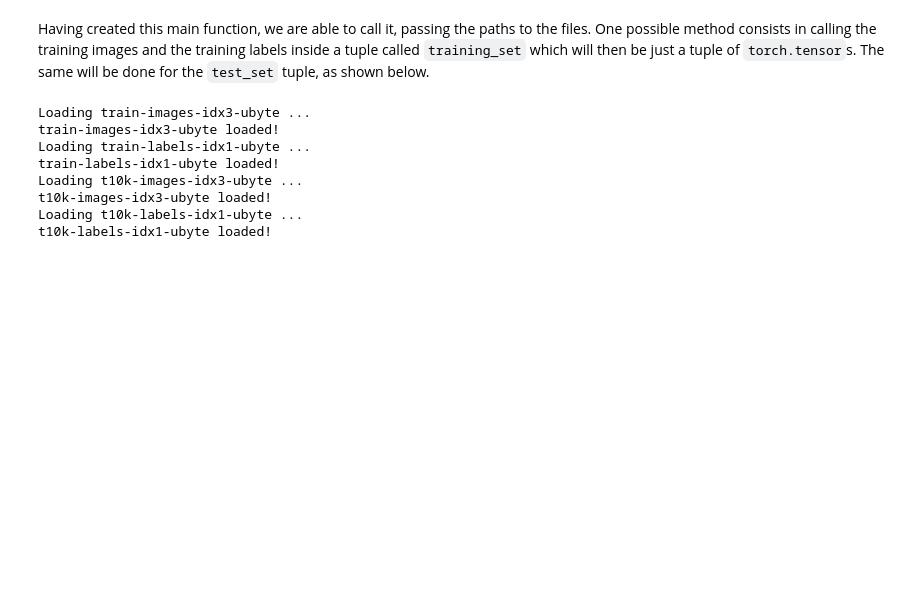
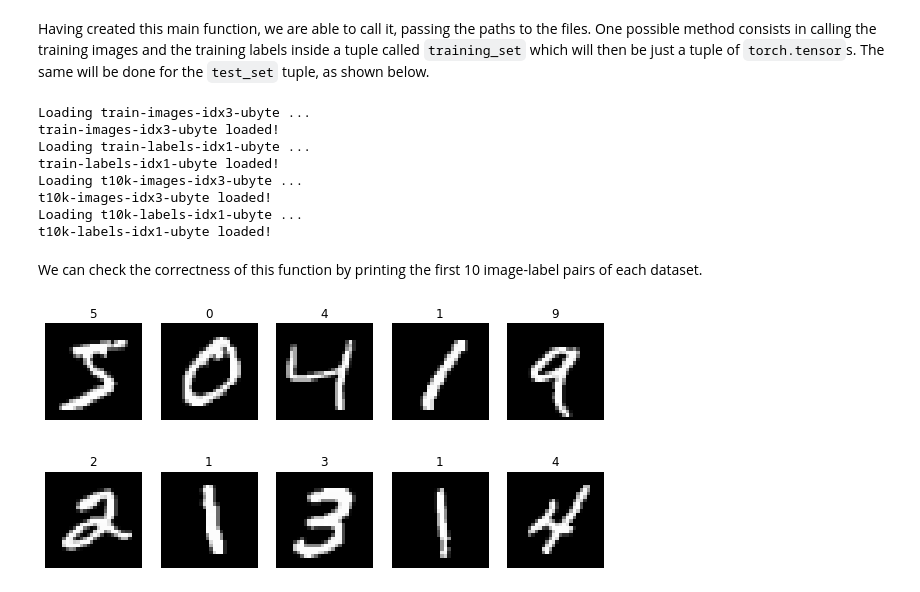
Before and after one commit to guerrantif/handwritten_long_numbers_recognition, a Jupyter notebook: network/.dataset.ipynb, the cells around one changed output. Saved outputs shown, nothing was run; the diff lists cells and outputs as text; code cells hidden in the pictures; blank space fills up the shorter version.

Commit message:
Dataset notebook refinements

```diff
--- a/network/.dataset.ipynb
+++ b/network/.dataset.ipynb
@@ -272,3 +272,21 @@ Loading t10k-images-idx3-ubyte ...
 t10k-images-idx3-ubyte loaded!
 Loading t10k-labels-idx1-ubyte ...
 t10k-labels-idx1-ubyte loaded!
+# %% [markdown]
+We can check the correctness of this function by printing the first 10 image-label pairs of each dataset.
+# %%
+import matplotlib.pyplot as plt
+
+n_images = 10
+
+fig = plt.figure(figsize=(10,5))
+for i in range(n_images):
+    image = training_set[0][i]
+    label = training_set[1][i].item()
+    sp = fig.add_subplot(2, 5, i+1)
+    sp.set_title(label)
+    plt.axis('off')
+    plt.imshow(image, cmap='gray')
+plt.show()
+# %% [output]
+[figure, added]
```
Also changed, not shown: parts of 2 cells of this notebook.
